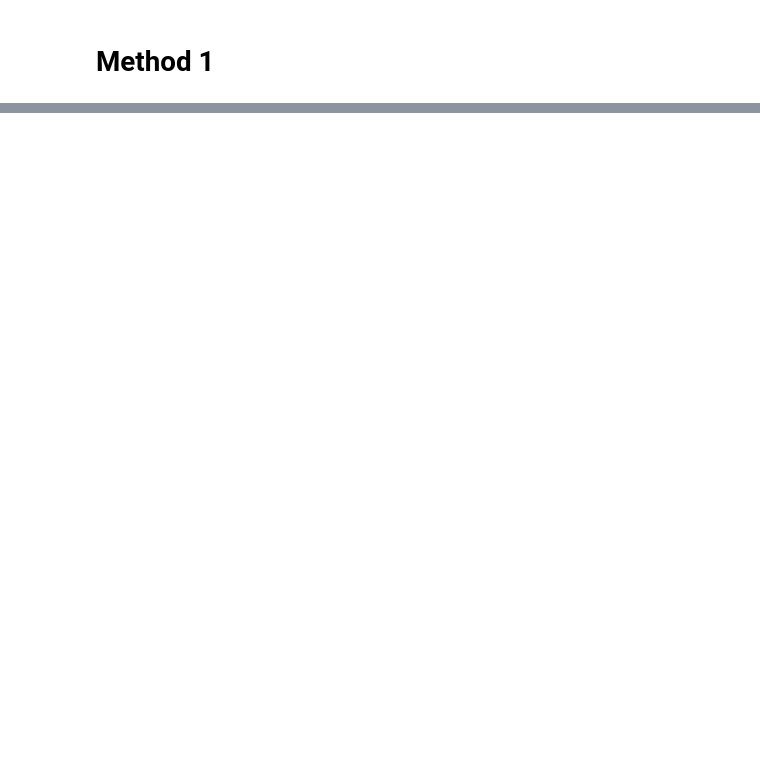
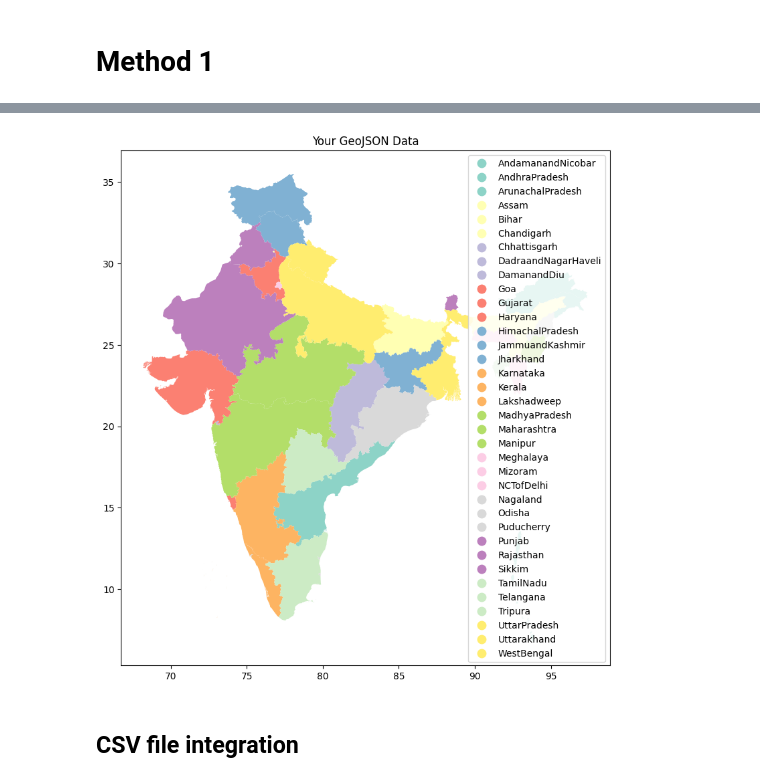
Before and after one commit to Priya-M25/Oofy-hack, a Jupyter notebook: hackofest.ipynb, the cells around one changed output, grey strips where cells are left out. Cells and saved outputs as stored; diff of their text form; code cells hidden in the pictures; blank space fills up the shorter version.

```diff
--- a/hackofest.ipynb
+++ b/hackofest.ipynb
@@ -82,0 +306,25 @@ if __name__ == '_main_':
+# %%
+import geopandas as gpd
+import matplotlib.pyplot as plt
+
+# Load GeoJSON file
+gdf = gpd.read_file('gadm41_IND_1.json')
+
+# Specify the column to use for coloring
+column_to_color = 'NAME_1'  # Change this to the attribute column you want to use for coloring
+
+# Create a figure and axis
+fig, ax = plt.subplots(figsize=(10, 10))
+
+# Plot the GeoDataFrame on the axis, using the specified column for coloring
+gdf.plot(column=column_to_color, ax=ax, legend=True, cmap='Set3')  # Adjust the colormap as needed
+
+# Add title
+plt.title('Your GeoJSON Data')
+
+# Show the plot
+plt.show()
+# %% [output]
+[figure, added]
+# %% [markdown]
+## CSV file integration
```
Also changed, not shown: parts of 13 cells of this notebook.
